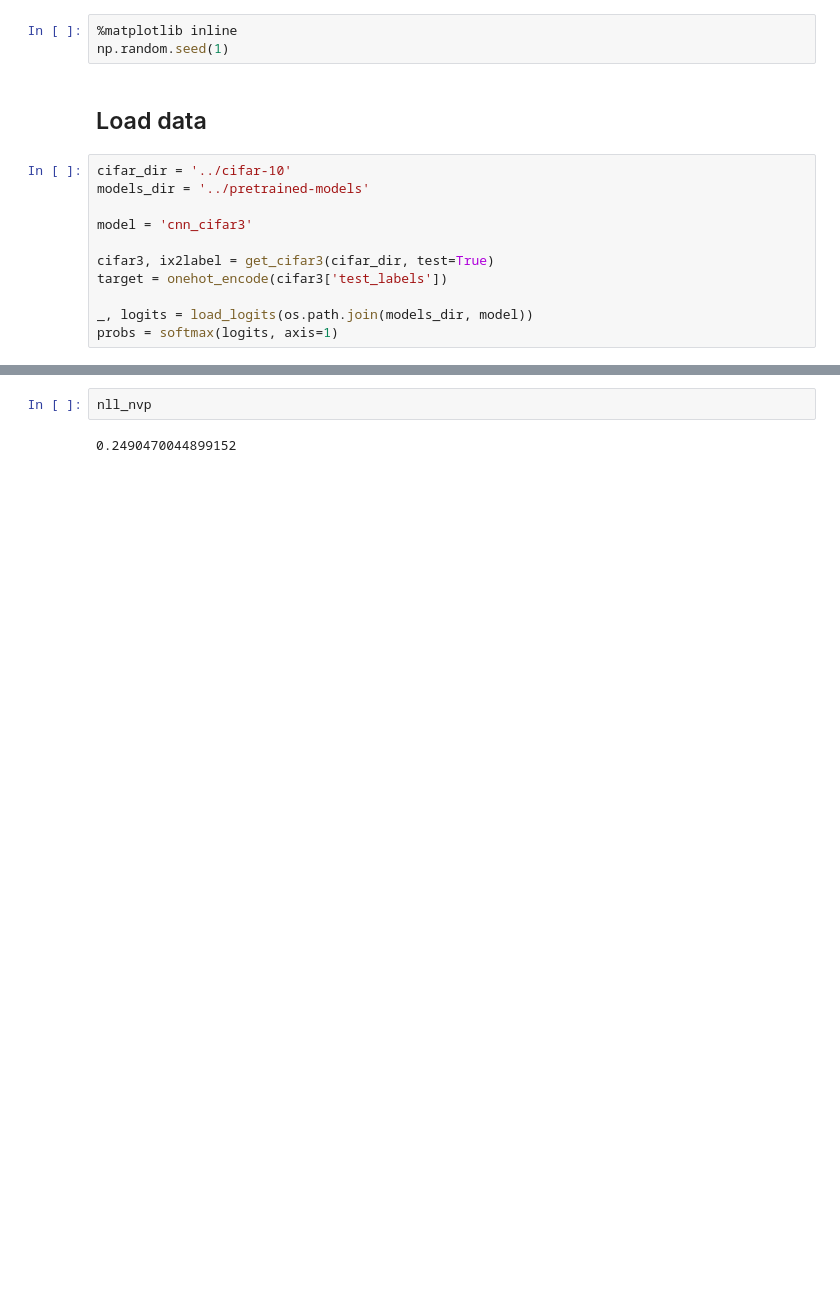
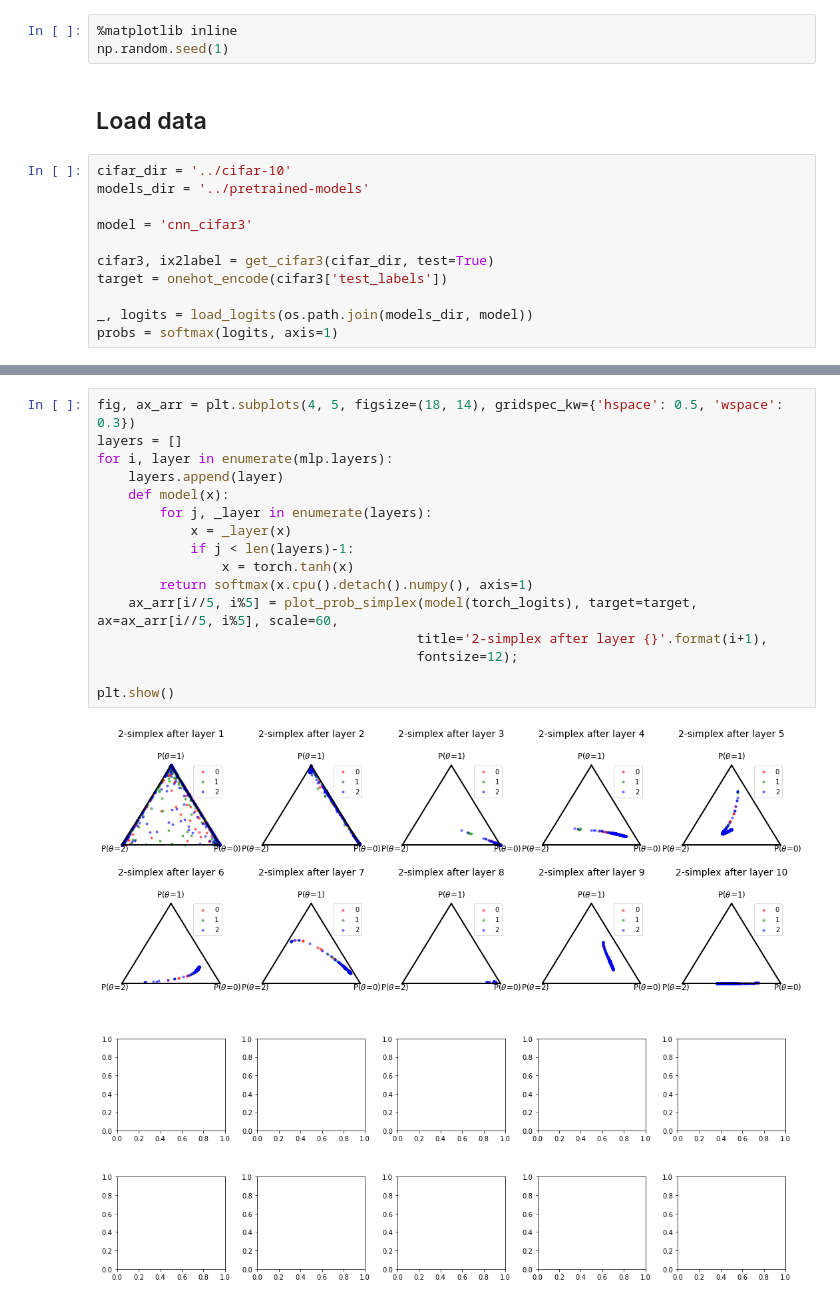
Before and after one commit to SergioAlvarezB/calibration-normalizing-flows, a Jupyter notebook: notebooks/cifar3-perfect-discrimination.ipynb, the cells around one changed output, grey strips where cells are left out. Cells and saved outputs as stored; diff of their text form; blank space fills up the shorter version.

```diff
--- a/notebooks/cifar3-perfect-discrimination.ipynb
+++ b/notebooks/cifar3-perfect-discrimination.ipynb
@@ -77,4 +135,18 @@ plt.show()
-# %%
-nll_nvp
-# %% [output]
-0.2490470044899152
+# %%
+fig, ax_arr = plt.subplots(4, 5, figsize=(18, 14), gridspec_kw={'hspace': 0.5, 'wspace': 0.3})
+layers = []
+for i, layer in enumerate(mlp.layers):
+    layers.append(layer)
+    def model(x):
+        for j, _layer in enumerate(layers):
+            x = _layer(x)
+            if j < len(layers)-1:
+                x = torch.tanh(x)
+        return softmax(x.cpu().detach().numpy(), axis=1)
+    ax_arr[i//5, i%5] = plot_prob_simplex(model(torch_logits), target=target, ax=ax_arr[i//5, i%5], scale=60,
+                                         title='2-simplex after layer {}'.format(i+1),
+                                         fontsize=12);
+
+plt.show()
+# %% [output]
+[figure, added]
```
Also changed, not shown: parts of 14 cells of this notebook, 9 other files.
